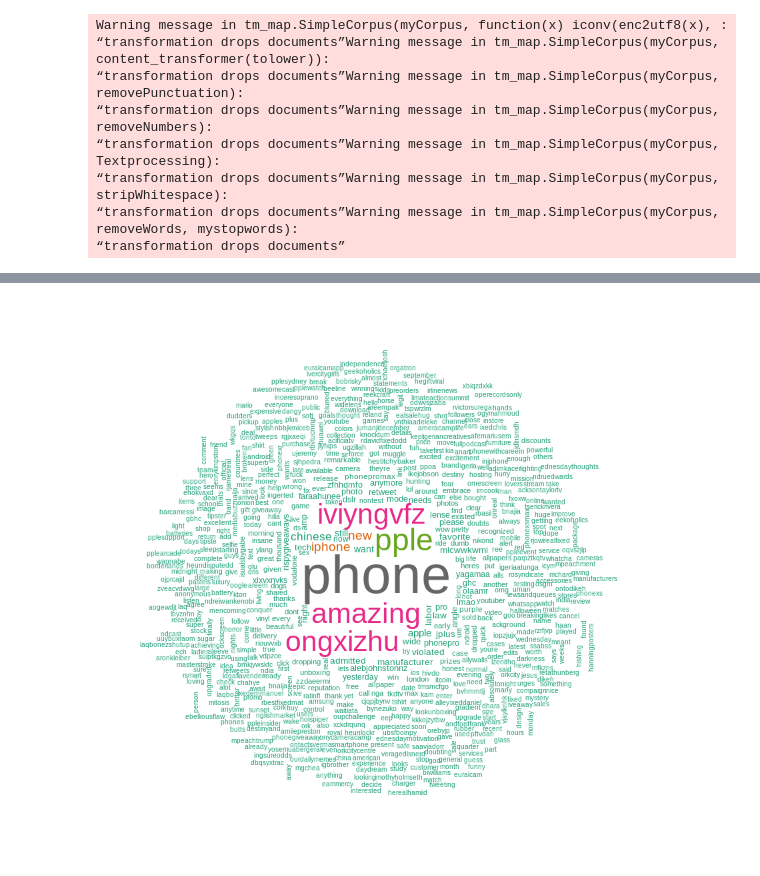
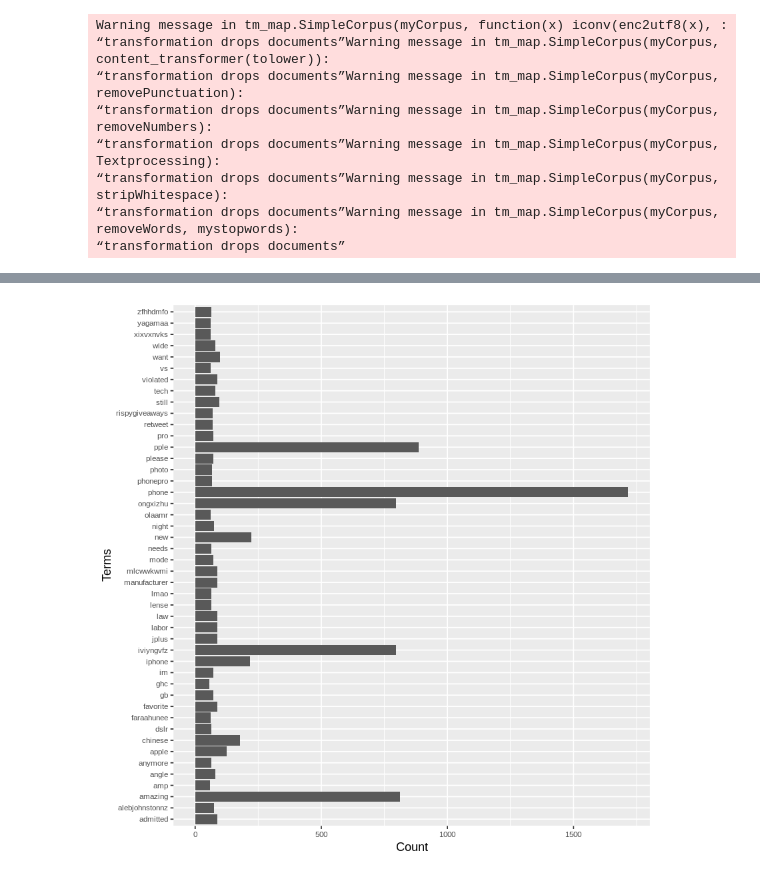
Before and after one commit to richutomy/ML_GROUP_ASS2, a Jupyter notebook: ML_ASS2.ipynb, the cells around one changed output, grey strips where cells are left out. Saved outputs shown, nothing was run; the diff lists cells and outputs as text; code cells hidden in the pictures.

```diff
--- a/ML_ASS2.ipynb
+++ b/ML_ASS2.ipynb
@@ -493,19 +550,25 @@ Warning message in tm_map.SimpleCorpus(myCorpus, function(x) iconv(enc2utf8(x),
+# %%
+
+term.freq <- rowSums(as.matrix(tdm))
+term.freq <- subset(term.freq, term.freq >= 50)
+df2 <- data.frame(term = names(term.freq), freq = term.freq)
+ggplot(df2, aes(x=term, y=freq)) + geom_bar(stat="identity") +xlab("Terms") + ylab("Count") + coord_flip() +theme(axis.text=element_text(size=7))
+# %% [output]
+[figure, added]
 # %%
 
-tdm = TermDocumentMatrix(
-  myCorpus_copy,
-  control = list(
-    removePunctuation = TRUE,
-    stopwords = c("iphone11", "iphone11", stopwords("english")),
-    removeNumbers = TRUE, tolower = TRUE)
-)
+# tdm = TermDocumentMatrix(
+#   myCorpus_copy,
+#   control = list(
+#     removePunctuation = TRUE,
+#     stopwords = c("iphone11", "iphone11", stopwords("english")),
+#     removeNumbers = TRUE, tolower = TRUE)
+# )
 
-m = as.matrix(tdm)
-# get word counts in decreasing order
-word_freqs = sort(rowSums(m), decreasing = TRUE)
-# create a data frame with words and their frequencies
-dm = data.frame(word = names(word_freqs), freq = word_freqs)
+# m = as.matrix(tdm)
+# # get word counts in decreasing order
+# word_freqs = sort(rowSums(m), decreasing = TRUE)
+# # create a data frame with words and their frequencies
+# dm = data.frame(word = names(word_freqs), freq = word_freqs)
 
-wordcloud(dm$word, dm$freq, random.order = FALSE, colors = brewer.pal(8, "Dark2"))
+# wordcloud(dm$word, dm$freq, random.order = FALSE, colors = brewer.pal(8, "Dark2"))
-# %% [output]
-[figure, removed]
```
Also changed, not shown: parts of 6 cells of this notebook.
